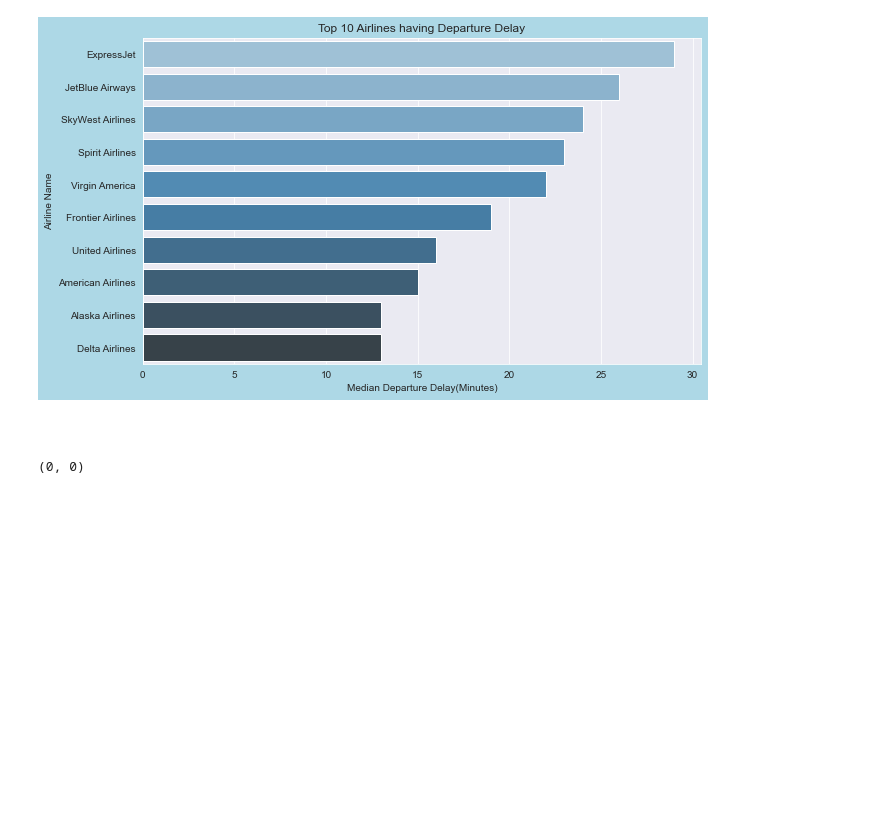
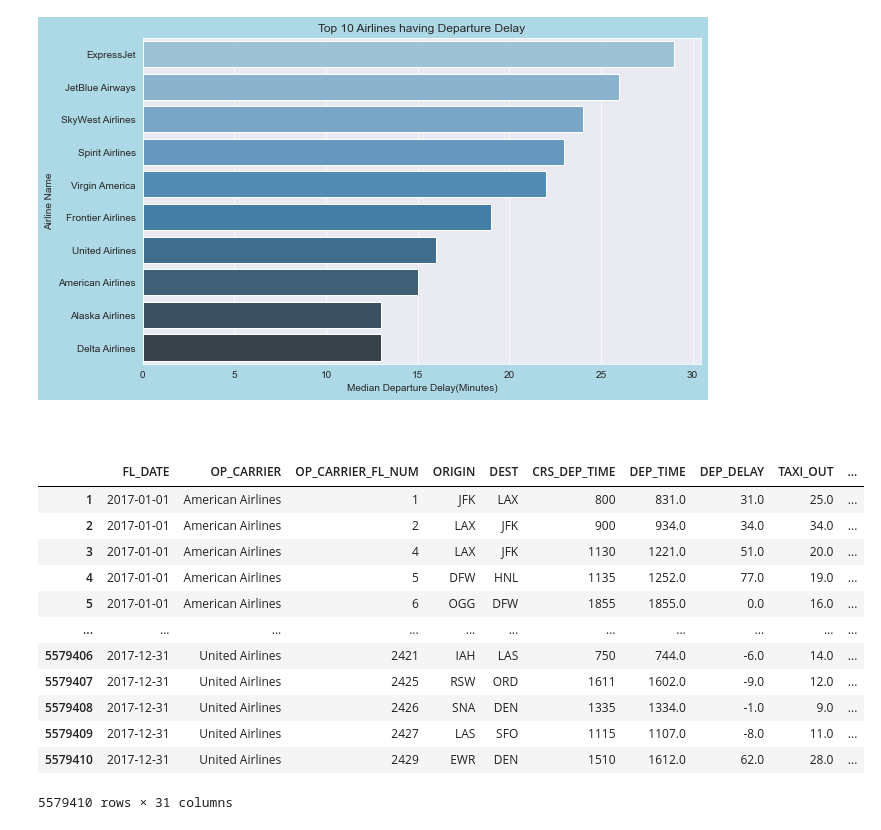
Before and after one commit to MohamedYasserOaf/Airline_Delay_Cancellation_Detection, a Jupyter notebook: classification/Visualization.ipynb, the cells around one changed output. Drawn from its saved outputs; the diff is of its cells as text; code cells hidden in the pictures; blank space fills up the shorter version.

```diff
--- a/classification/Visualization.ipynb
+++ b/classification/Visualization.ipynb
@@ -224,9 +228,19 @@ plt.show()
 [figure]
 # %% [markdown]
 ##
-# %%
-delta_arr_time =  ml_visual.ARR_TIME - ml_visual.CRS_ARR_TIME
-data = pd.DataFrame()
-print(data.shape)
-# %% [output]
-(0, 0)
+# %%
+ml_visual
+# %% [output]
+|  | FL_DATE | OP_CARRIER | OP_CARRIER_FL_NUM | ORIGIN | DEST | CRS_DEP_TIME | DEP_TIME | DEP_DELAY | TAXI_OUT | ... |
+| 1 | 2017-01-01 | American Airlines | 1 | JFK | LAX | 800 | 831.0 | 31.0 | 25.0 | ... |
+| 2 | 2017-01-01 | American Airlines | 2 | LAX | JFK | 900 | 934.0 | 34.0 | 34.0 | ... |
+| 3 | 2017-01-01 | American Airlines | 4 | LAX | JFK | 1130 | 1221.0 | 51.0 | 20.0 | ... |
+| 4 | 2017-01-01 | American Airlines | 5 | DFW | HNL | 1135 | 1252.0 | 77.0 | 19.0 | ... |
+| 5 | 2017-01-01 | American Airlines | 6 | OGG | DFW | 1855 | 1855.0 | 0.0 | 16.0 | ... |
+| ... | ... | ... | ... | ... | ... | ... | ... | ... | ... | ... |
+| 5579406 | 2017-12-31 | United Airlines | 2421 | IAH | LAS | 750 | 744.0 | -6.0 | 14.0 | ... |
+| 5579407 | 2017-12-31 | United Airlines | 2425 | RSW | ORD | 1611 | 1602.0 | -9.0 | 12.0 | ... |
+| 5579408 | 2017-12-31 | United Airlines | 2426 | SNA | DEN | 1335 | 1334.0 | -1.0 | 9.0 | ... |
+| 5579409 | 2017-12-31 | United Airlines | 2427 | LAS | SFO | 1115 | 1107.0 | -8.0 | 11.0 | ... |
+| 5579410 | 2017-12-31 | United Airlines | 2429 | EWR | DEN | 1510 | 1612.0 | 62.0 | 28.0 | ... |
+5579410 rows × 31 columns
```
Also changed, not shown: parts of 12 cells of this notebook.
